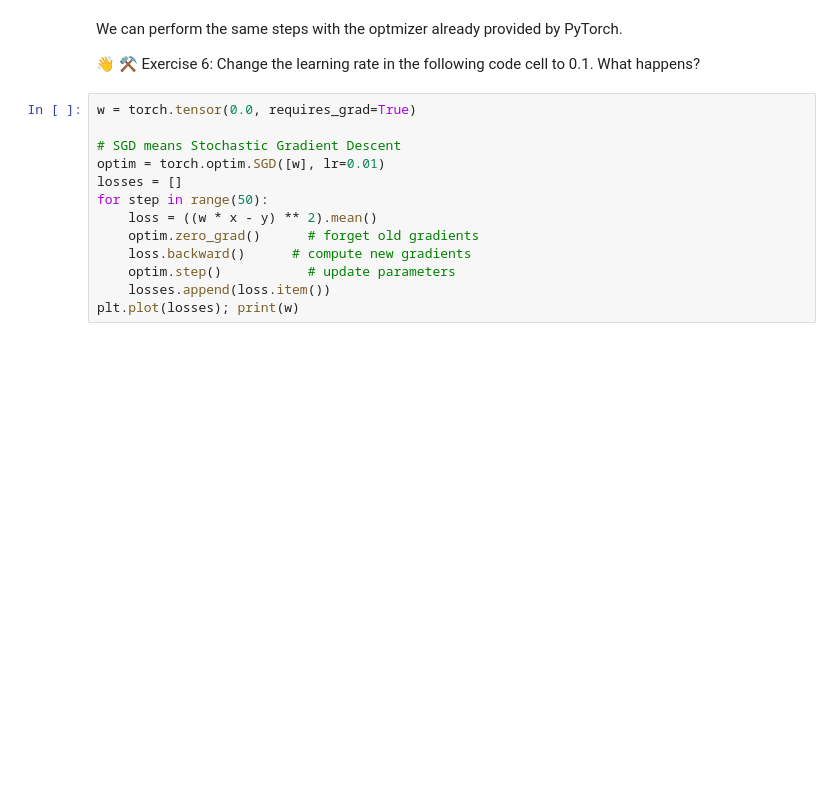
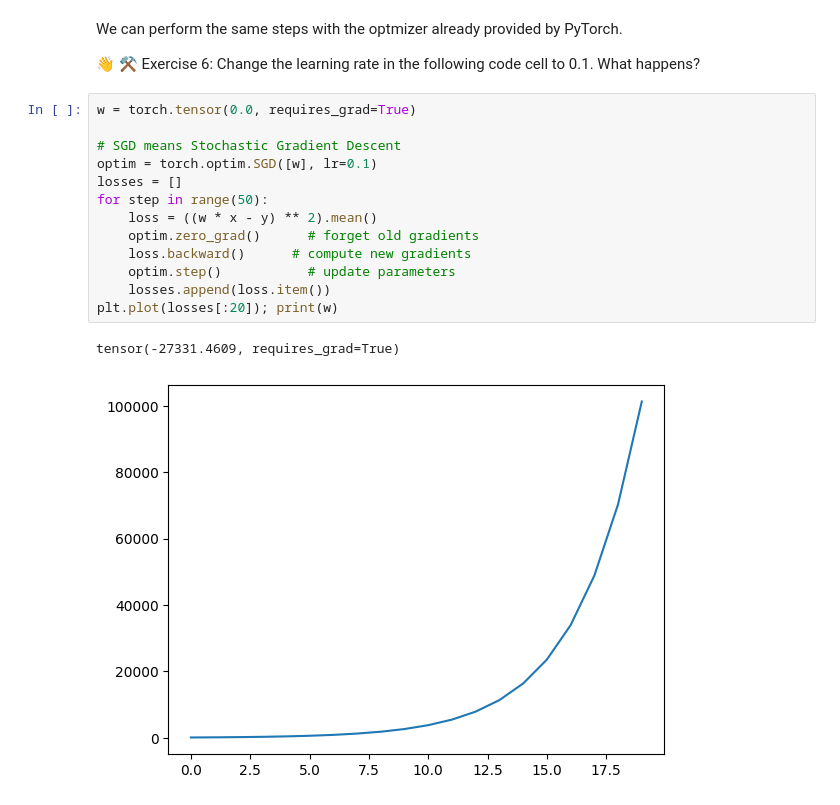
Before and after one commit to dgromann/cl_intro_ws2026, a Jupyter notebook: tutorials/Tutorial4_model_solutions.ipynb, the cells around one changed output. Drawn from its saved outputs; the diff is of its cells as text; blank space fills up the shorter version.

```diff
--- a/tutorials/Tutorial4_model_solutions.ipynb
+++ b/tutorials/Tutorial4_model_solutions.ipynb
@@ -399,13 +460,16 @@ We can perform the same steps with the optmizer already provided by PyTorch.
 # %%
 w = torch.tensor(0.0, requires_grad=True)
 
 # SGD means Stochastic Gradient Descent
-optim = torch.optim.SGD([w], lr=0.01)
+optim = torch.optim.SGD([w], lr=0.1)
 losses = []
 for step in range(50):
     loss = ((w * x - y) ** 2).mean()
     optim.zero_grad()      # forget old gradients
     loss.backward()      # compute new gradients
     optim.step()           # update parameters
     losses.append(loss.item())
-plt.plot(losses); print(w)
+plt.plot(losses[:20]); print(w)
+# %% [output]
+tensor(-27331.4609, requires_grad=True)
+[figure, added]
```
Also changed, not shown: parts of 11 cells of this notebook.
